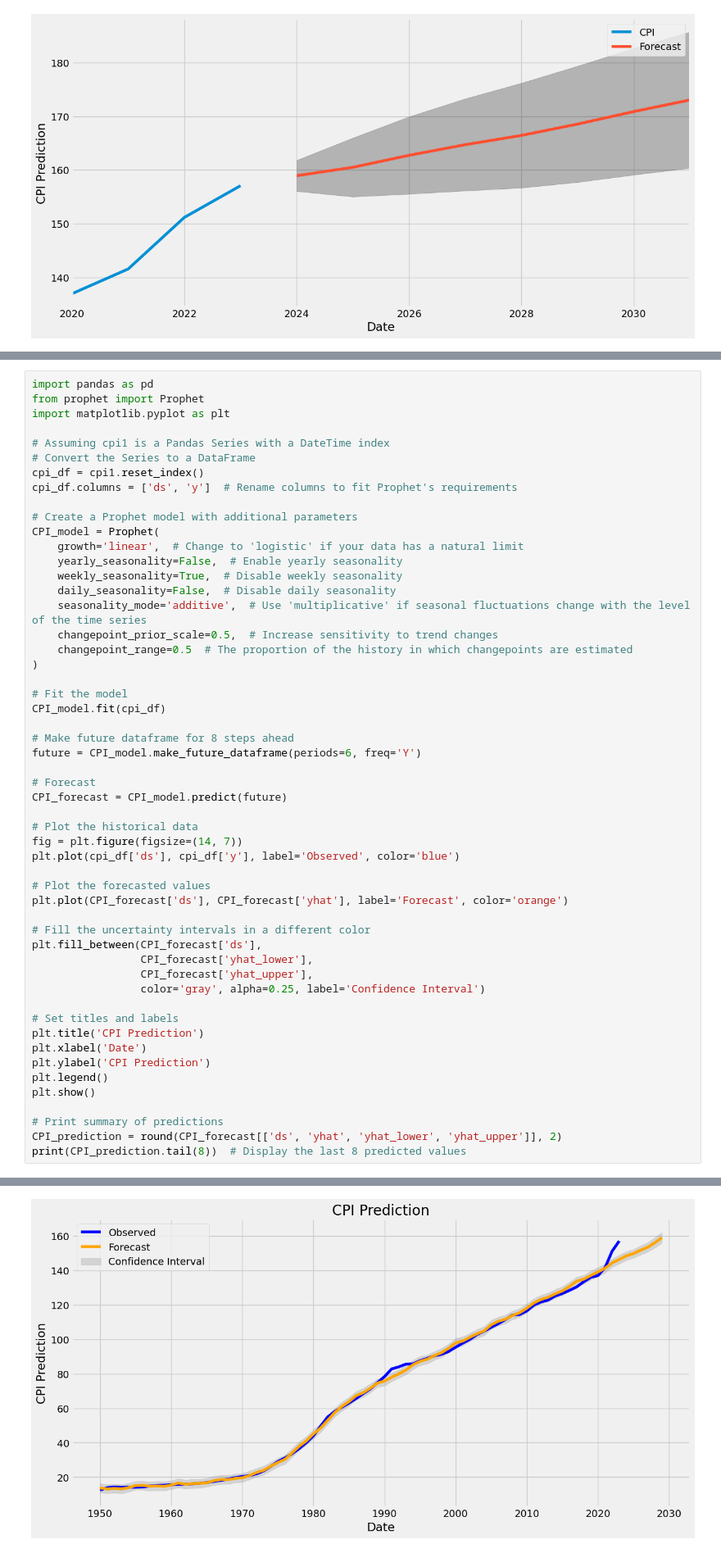
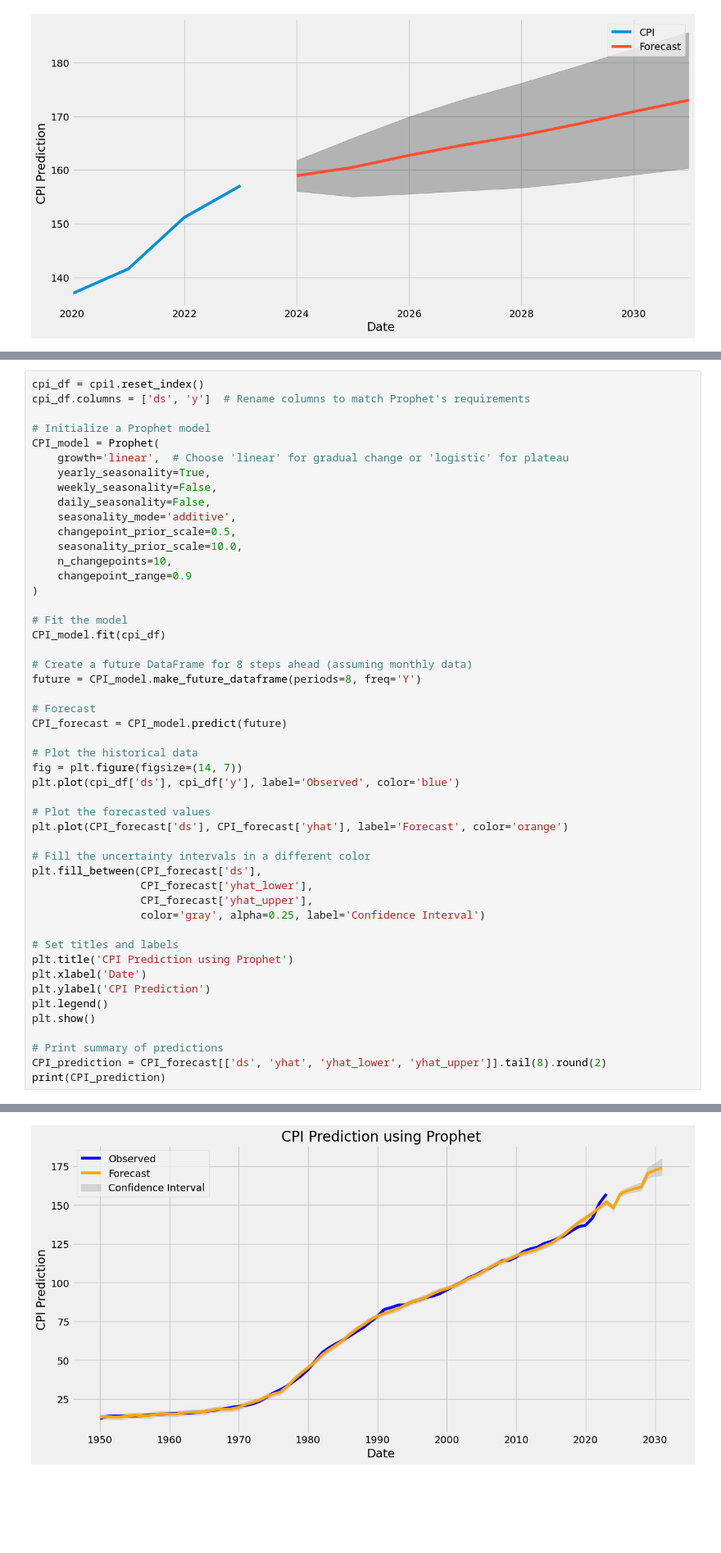
Before and after one commit to whoisusmanali/Digital-Transformation-in-Banking-Industry, a Jupyter notebook: Analysis and Models/Time Series Analysis.ipynb, the cells around one changed output, grey strips where cells are left out. Shown at 82% size. Cells and saved outputs as stored; diff of their text form; blank space fills up the shorter version.

Commit message:
Increased accuracy with facbook prophet algorithm

```diff
--- a/Analysis and Models/Time Series Analysis.ipynb
+++ b/Analysis and Models/Time Series Analysis.ipynb
@@ -573,29 +907,25 @@ cpi1
 # %%
-import pandas as pd
-from prophet import Prophet
-import matplotlib.pyplot as plt
+cpi_df = cpi1.reset_index()
+cpi_df.columns = ['ds', 'y']  # Rename columns to match Prophet's requirements
 
-# Assuming cpi1 is a Pandas Series with a DateTime index
-# Convert the Series to a DataFrame
-cpi_df = cpi1.reset_index()
-cpi_df.columns = ['ds', 'y']  # Rename columns to fit Prophet's requirements
-
-# Create a Prophet model with additional parameters
+# Initialize a Prophet model
 CPI_model = Prophet(
-    growth='linear',  # Change to 'logistic' if your data has a natural limit
-    yearly_seasonality=False,  # Enable yearly seasonality
-    weekly_seasonality=True,  # Disable weekly seasonality
-    daily_seasonality=False,  # Disable daily seasonality
-    seasonality_mode='additive',  # Use 'multiplicative' if seasonal fluctuations change with the level of the time series
-    changepoint_prior_scale=0.5,  # Increase sensitivity to trend changes
-    changepoint_range=0.5  # The proportion of the history in which changepoints are estimated
+    growth='linear',  # Choose 'linear' for gradual change or 'logistic' for plateau
+    yearly_seasonality=True,
+    weekly_seasonality=False,
+    daily_seasonality=False,
+    seasonality_mode='additive',
+    changepoint_prior_scale=0.5,
+    seasonality_prior_scale=10.0,
+    n_changepoints=10,
+    changepoint_range=0.9
 )
 
 # Fit the model
 CPI_model.fit(cpi_df)
 
-# Make future dataframe for 8 steps ahead
-future = CPI_model.make_future_dataframe(periods=6, freq='Y')
+# Create a future DataFrame for 8 steps ahead (assuming monthly data)
+future = CPI_model.make_future_dataframe(periods=8, freq='Y')
 
 # Forecast
 CPI_forecast = CPI_model.predict(future)
@@ -614,13 +944,13 @@ plt.fill_between(CPI_forecast['ds'],
                  color='gray', alpha=0.25, label='Confidence Interval')
 
 # Set titles and labels
-plt.title('CPI Prediction')
+plt.title('CPI Prediction using Prophet')
 plt.xlabel('Date')
 plt.ylabel('CPI Prediction')
 plt.legend()
 plt.show()
 
 # Print summary of predictions
-CPI_prediction = round(CPI_forecast[['ds', 'yhat', 'yhat_lower', 'yhat_upper']], 2)
-print(CPI_prediction.tail(8))  # Display the last 8 predicted values
+CPI_prediction = CPI_forecast[['ds', 'yhat', 'yhat_lower', 'yhat_upper']].tail(8).round(2)
+print(CPI_prediction)
 # %% [output]
@@ -629,2 +959,2 @@ print(CPI_prediction.tail(8))  # Display the last 8 predicted values
-[figure, old version]
+[figure, new version]
            ds    yhat  yhat_lower  yhat_upper
```
Also changed, not shown: parts of 21 cells of this notebook.
